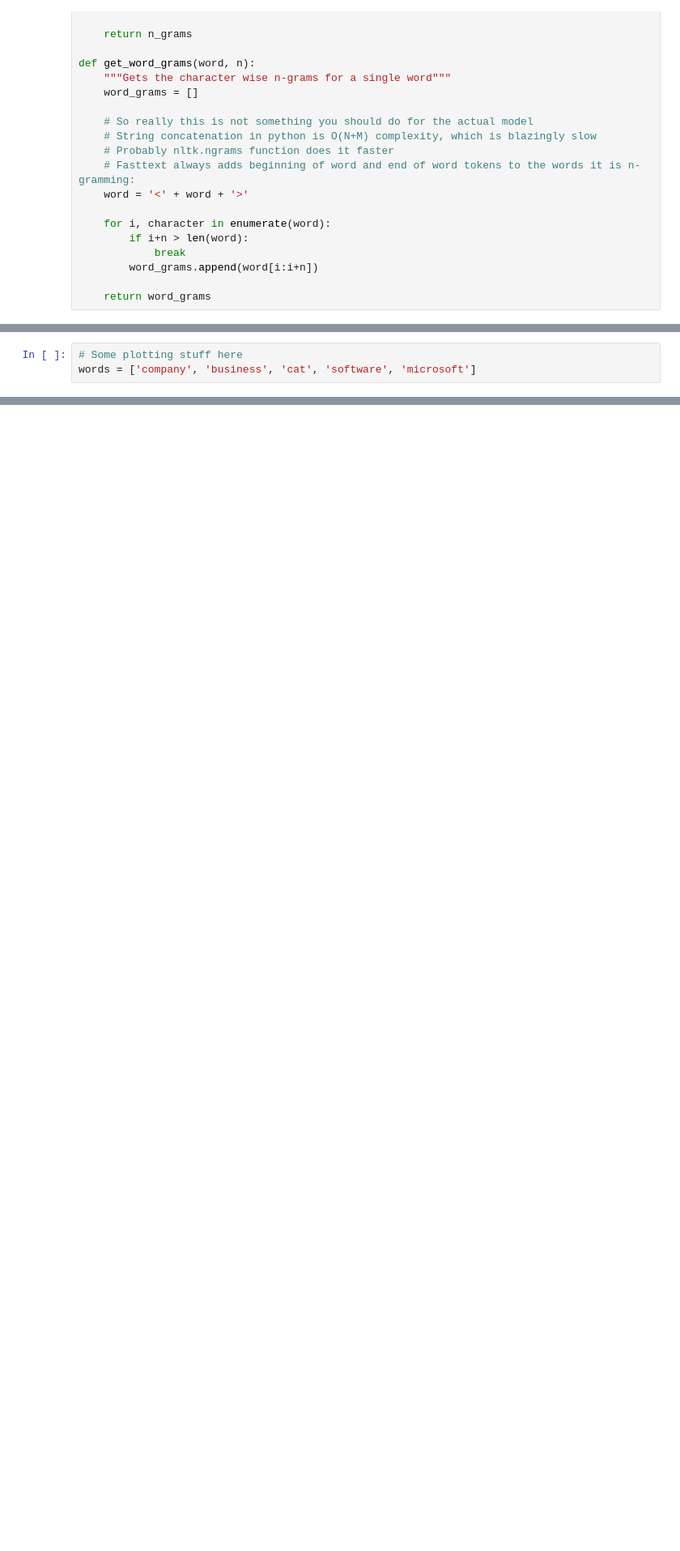
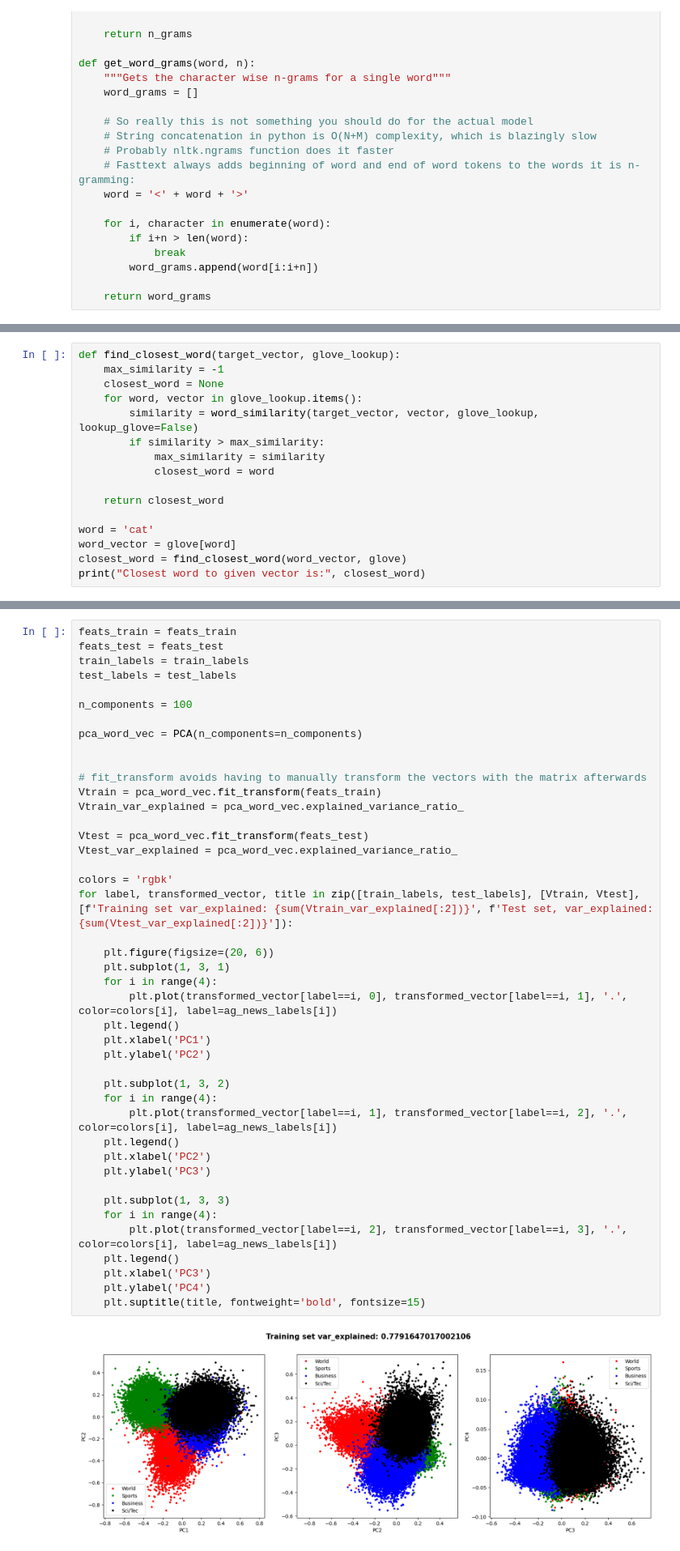
Before and after one commit to Twinbo/Signals-and-Data-Autumn-2025-student, a Jupyter notebook: assignment_3/SignDat-Assign4/assignment_3_solution.ipynb, the cells around one changed output, grey strips where cells are left out. Shown at 81% size. Cells and saved outputs as stored; diff of their text form; blank space fills up the shorter version.

```diff
--- a/assignment_3/SignDat-Assign4/assignment_3_solution.ipynb
+++ b/assignment_3/SignDat-Assign4/assignment_3_solution.ipynb
@@ -443,3 +136,0 @@ def get_vector_transform(word, n=2):
-# %%
-# Some plotting stuff here
-words = ['company', 'business', 'cat', 'software', 'microsoft']
@@ -469,0 +489,16 @@ microsoft-world: -0.2848648428916931
+# %%
+def find_closest_word(target_vector, glove_lookup):
+    max_similarity = -1
+    closest_word = None
+    for word, vector in glove_lookup.items():
+        similarity = word_similarity(target_vector, vector, glove_lookup, lookup_glove=False)
+        if similarity > max_similarity:
+            max_similarity = similarity
+            closest_word = word
+
+    return closest_word
+
+word = 'cat'
+word_vector = glove[word]
+closest_word = find_closest_word(word_vector, glove)
+print("Closest word to given vector is:", closest_word)
@@ -469,0 +550,45 @@ microsoft-world: -0.2848648428916931
+# %%
+feats_train = feats_train
+feats_test = feats_test
+train_labels = train_labels
+test_labels = test_labels
+
+n_components = 100
+
+pca_word_vec = PCA(n_components=n_components)
+
+
+# fit_transform avoids having to manually transform the vectors with the matrix afterwards
+Vtrain = pca_word_vec.fit_transform(feats_train)
+Vtrain_var_explained = pca_word_vec.explained_variance_ratio_
+
+Vtest = pca_word_vec.fit_transform(feats_test)
+Vtest_var_explained = pca_word_vec.explained_variance_ratio_
+
+colors = 'rgbk'
+for label, transformed_vector, title in zip([train_labels, test_labels], [Vtrain, Vtest], [f'Training set var_explained: {sum(Vtrain_var_explained[:2])}', f'Test set, var_explained: {sum(Vtest_var_explained[:2])}']):
+
+    plt.figure(figsize=(20, 6))
+    plt.subplot(1, 3, 1)
+    for i in range(4):
+        plt.plot(transformed_vector[label==i, 0], transformed_vector[label==i, 1], '.', color=colors[i], label=ag_news_labels[i])
+    plt.legend()
+    plt.xlabel('PC1')
+    plt.ylabel('PC2')
+
+    plt.subplot(1, 3, 2)
+    for i in range(4):
+        plt.plot(transformed_vector[label==i, 1], transformed_vector[label==i, 2], '.', color=colors[i], label=ag_news_labels[i])
+    plt.legend()
+    plt.xlabel('PC2')
+    plt.ylabel('PC3')
+
+    plt.subplot(1, 3, 3)
+    for i in range(4):
+        plt.plot(transformed_vector[label==i, 2], transformed_vector[label==i, 3], '.', color=colors[i], label=ag_news_labels[i])
+    plt.legend()
+    plt.xlabel('PC3')
+    plt.ylabel('PC4')
+    plt.suptitle(title, fontweight='bold', fontsize=15)
+# %% [output]
+[figure, added]
```
Also changed, not shown: parts of 63 cells of this notebook.
